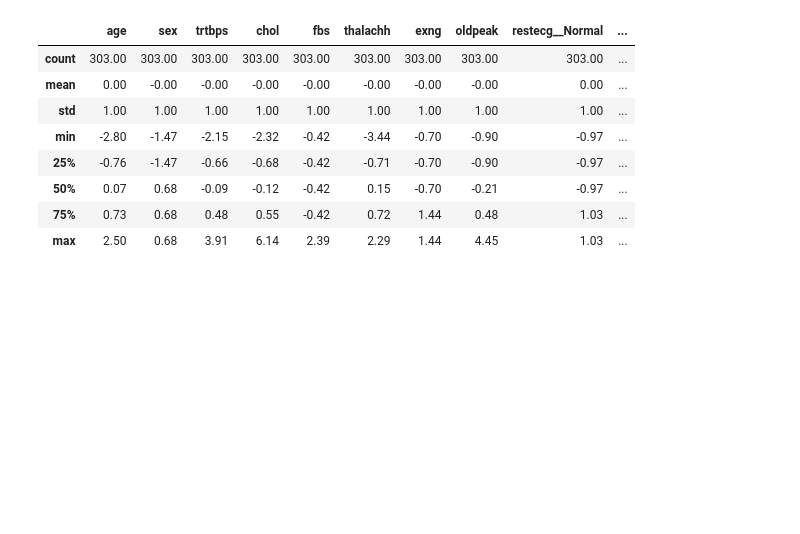
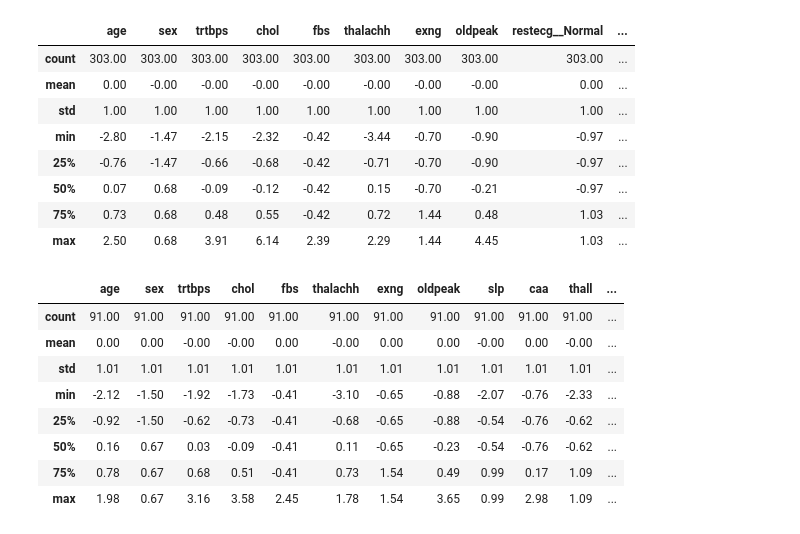
Before and after one commit to diego2017003/knn_treeClassifier, a Jupyter notebook: knn_DecisionTree.ipynb, the cells around one changed output. Saved outputs shown, nothing was run; the diff lists cells and outputs as text; code cells hidden in the pictures; blank space fills up the shorter version.

```diff
--- a/knn_DecisionTree.ipynb
+++ b/knn_DecisionTree.ipynb
@@ -34,7 +34,7 @@ dados_originais_tratados.describe()
 | 75% | 61.000000 | 1.000000 | 140.000000 | 274.500000 | 0.000000 | 166.000000 | 1.000000 | 1.600000 | 2.000000 | 1.000000 | 3.000000 | ... |
 | max | 77.000000 | 1.000000 | 200.000000 | 564.000000 | 1.000000 | 202.000000 | 1.000000 | 6.200000 | 2.000000 | 4.000000 | 3.000000 | ... |
 # %%
-#dados_amostra30.drop(columns=['Unnamed: 0'],inplace=True) #coluna de indices do dataframe que gerou o .csv
+dados_amostra30.drop(columns=['Unnamed: 0'],inplace=True) #coluna de indices do dataframe que gerou o .csv
 dados_amostra30.describe()
 # %% [output]
 |  | age | sex | trtbps | chol | fbs | thalachh | exng | oldpeak | slp | caa | thall | ... |
@@ -329,3 +329,21 @@ dados_originais_normalizados.describe().round(2)
 | 50% | 0.07 | 0.68 | -0.09 | -0.12 | -0.42 | 0.15 | -0.70 | -0.21 | -0.97 | ... |
 | 75% | 0.73 | 0.68 | 0.48 | 0.55 | -0.42 | 0.72 | 1.44 | 0.48 | 1.03 | ... |
 | max | 2.50 | 0.68 | 3.91 | 6.14 | 2.39 | 2.29 | 1.44 | 4.45 | 1.03 | ... |
+# %%
+dados_amostra30_normalizado = dados_amostra30.drop(columns=['output'])
+mapper = DataFrameMapper([(dados_amostra30_normalizado.columns, StandardScaler())])
+scaled_features = mapper.fit_transform(dados_amostra30_normalizado.copy())
+scaled_features_df = pd.DataFrame(scaled_features, index=dados_amostra30_normalizado.index, columns=dados_amostra30_normalizado.columns)
+dados_amostra30_normalizado = scaled_features_df.copy()
+dados_amostra30_normalizado['output'] = dados_amostra30['output']
+dados_amostra30_normalizado.describe().round(2)
+# %% [output]
+|  | age | sex | trtbps | chol | fbs | thalachh | exng | oldpeak | slp | caa | thall | ... |
+| count | 91.00 | 91.00 | 91.00 | 91.00 | 91.00 | 91.00 | 91.00 | 91.00 | 91.00 | 91.00 | 91.00 | ... |
+| mean | 0.00 | 0.00 | -0.00 | -0.00 | 0.00 | -0.00 | 0.00 | 0.00 | -0.00 | 0.00 | -0.00 | ... |
+| std | 1.01 | 1.01 | 1.01 | 1.01 | 1.01 | 1.01 | 1.01 | 1.01 | 1.01 | 1.01 | 1.01 | ... |
+| min | -2.12 | -1.50 | -1.92 | -1.73 | -0.41 | -3.10 | -0.65 | -0.88 | -2.07 | -0.76 | -2.33 | ... |
+| 25% | -0.92 | -1.50 | -0.62 | -0.73 | -0.41 | -0.68 | -0.65 | -0.88 | -0.54 | -0.76 | -0.62 | ... |
+| 50% | 0.16 | 0.67 | 0.03 | -0.09 | -0.41 | 0.11 | -0.65 | -0.23 | -0.54 | -0.76 | -0.62 | ... |
+| 75% | 0.78 | 0.67 | 0.68 | 0.51 | -0.41 | 0.73 | 1.54 | 0.49 | 0.99 | 0.17 | 1.09 | ... |
+| max | 1.98 | 0.67 | 3.16 | 3.58 | 2.45 | 1.78 | 1.54 | 3.65 | 0.99 | 2.98 | 1.09 | ... |
```
Also changed, not shown: parts of 8 cells of this notebook.
